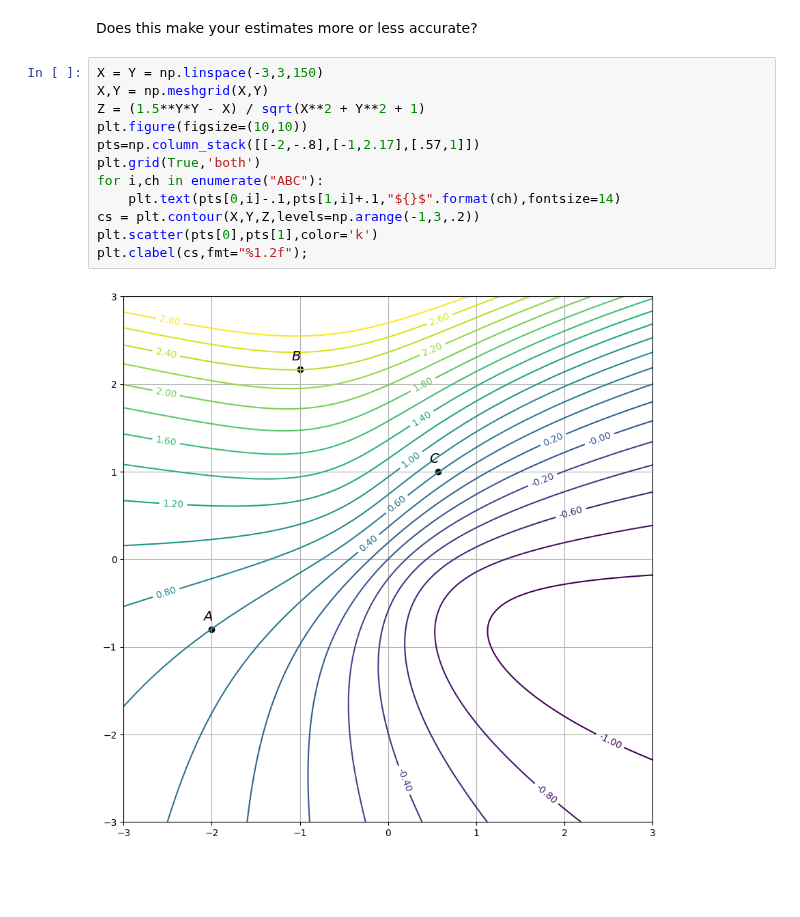
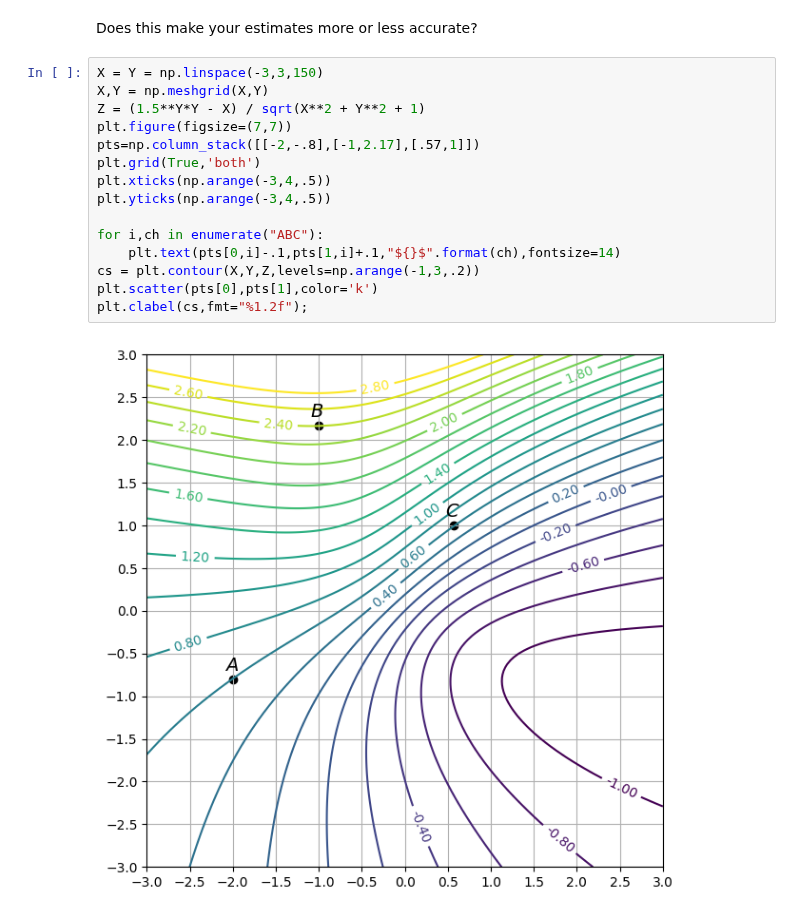
Before and after one commit to drewyoungren/mvc, a Jupyter notebook: lec/mvc-L08.ipynb, the cells around one changed output. Cells and saved outputs as stored; diff of their text form; blank space fills up the shorter version.

```diff
--- a/lec/mvc-L08.ipynb
+++ b/lec/mvc-L08.ipynb
@@ -362,14 +364,17 @@ Does this make your estimates more or less accurate?
 # %%
 X = Y = np.linspace(-3,3,150)
 X,Y = np.meshgrid(X,Y)
 Z = (1.5**Y*Y - X) / sqrt(X**2 + Y**2 + 1)
-plt.figure(figsize=(10,10))
+plt.figure(figsize=(7,7))
 pts=np.column_stack([[-2,-.8],[-1,2.17],[.57,1]])
 plt.grid(True,'both')
+plt.xticks(np.arange(-3,4,.5))
+plt.yticks(np.arange(-3,4,.5))
+
 for i,ch in enumerate("ABC"):
     plt.text(pts[0,i]-.1,pts[1,i]+.1,"${}$".format(ch),fontsize=14)
 cs = plt.contour(X,Y,Z,levels=np.arange(-1,3,.2))
 plt.scatter(pts[0],pts[1],color='k')
 plt.clabel(cs,fmt="%1.2f");
 # %% [output]
-[figure, old version]
+[figure, new version]
```
Also changed, not shown: parts of 3 cells of this notebook.
